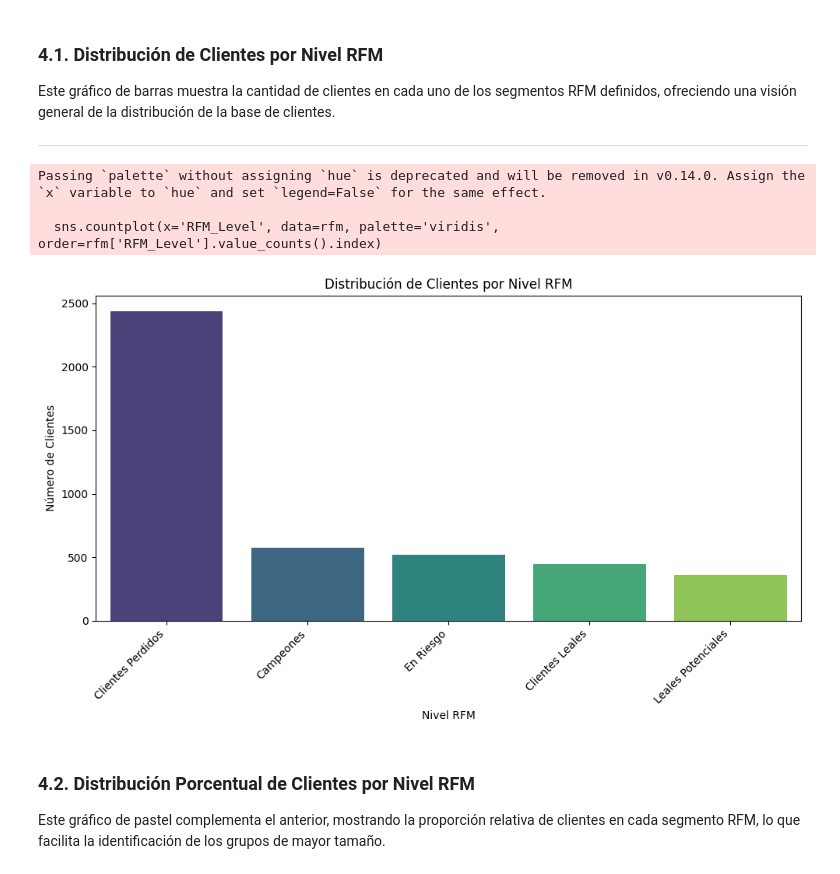
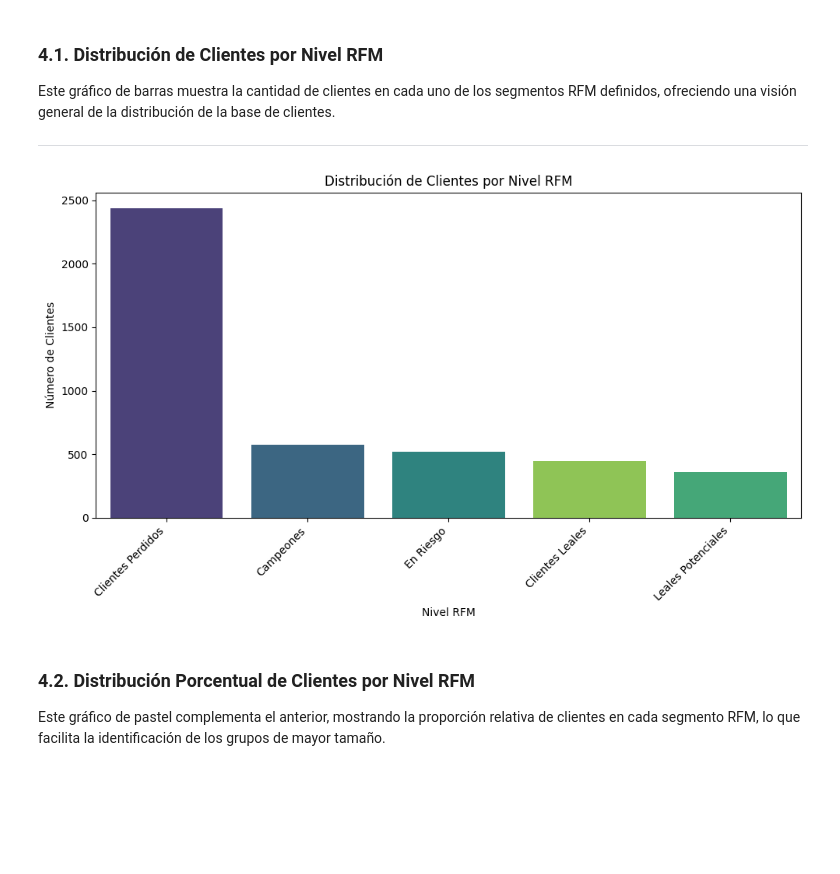
Before and after one commit to tecnojimbo/G5-ANALISISDATOS-EDA-, a Jupyter notebook: G5-AnalisisDatos-EDA.ipynb, the cells around one changed output. Cells and saved outputs as stored; diff of their text form; code cells hidden in the pictures; blank space fills up the shorter version.

```diff
--- a/G5-AnalisisDatos-EDA.ipynb
+++ b/G5-AnalisisDatos-EDA.ipynb
@@ -294,18 +294,15 @@ Este gráfico de barras muestra la cantidad de clientes en cada uno de los segme
 ---
 # %%
 plt.figure(figsize=(10, 6))
-sns.countplot(x='RFM_Level', data=rfm, palette='viridis', order=rfm['RFM_Level'].value_counts().index)
+sns.countplot(x='RFM_Level', data=rfm, palette='viridis', order=rfm['RFM_Level'].value_counts().index, hue='RFM_Level', legend=False)
 plt.title('Distribución de Clientes por Nivel RFM')
 plt.xlabel('Nivel RFM')
 plt.ylabel('Número de Clientes')
 plt.xticks(rotation=45, ha='right')
 plt.tight_layout()
 plt.show()
 # %% [output]
-Passing `palette` without assigning `hue` is deprecated and will be removed in v0.14.0. Assign the `x` variable to `hue` and set `legend=False` for the same effect.
-
-  sns.countplot(x='RFM_Level', data=rfm, palette='viridis', order=rfm['RFM_Level'].value_counts().index)
-[figure, old version]
+[figure, new version]
 # %% [markdown]
 ### 4.2. Distribución Porcentual de Clientes por Nivel RFM
 
```
